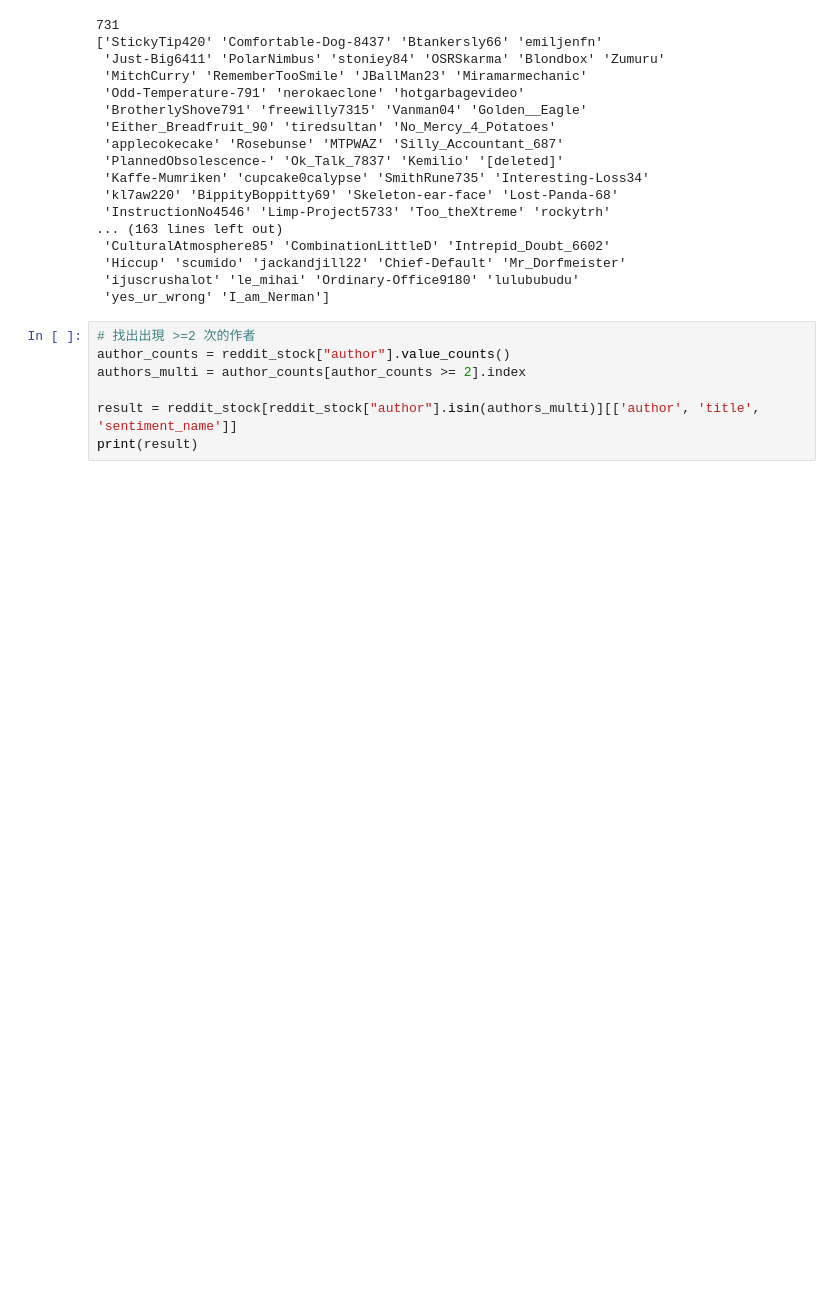
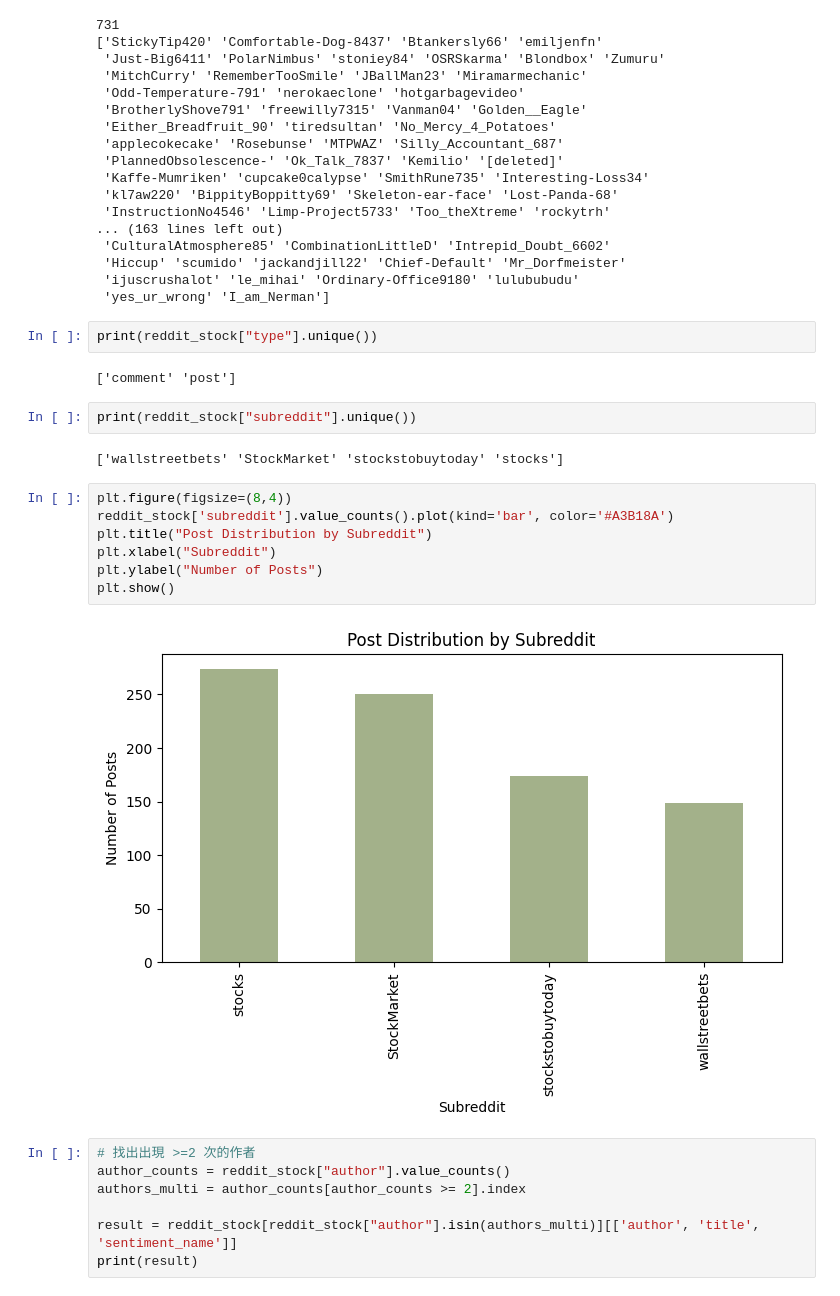
Before and after one commit to zeroannnn/DM2025-Lab1-Exercise, a Jupyter notebook: DM2025-Lab1-Homework.ipynb, the cells around one changed output. Drawn from its saved outputs; the diff is of its cells as text; blank space fills up the shorter version.

```diff
--- a/DM2025-Lab1-Homework.ipynb
+++ b/DM2025-Lab1-Homework.ipynb
@@ -207,6 +206,23 @@ print(reddit_stock["author"].unique())
  'Hiccup' 'scumido' 'jackandjill22' 'Chief-Default' 'Mr_Dorfmeister'
  'ijuscrushalot' 'le_mihai' 'Ordinary-Office9180' 'lulububudu'
  'yes_ur_wrong' 'I_am_Nerman']
+# %%
+print(reddit_stock["type"].unique())
+# %% [output]
+['comment' 'post']
+# %%
+print(reddit_stock["subreddit"].unique())
+# %% [output]
+['wallstreetbets' 'StockMarket' 'stockstobuytoday' 'stocks']
+# %%
+plt.figure(figsize=(8,4))
+reddit_stock['subreddit'].value_counts().plot(kind='bar', color='#A3B18A')
+plt.title("Post Distribution by Subreddit")
+plt.xlabel("Subreddit")
+plt.ylabel("Number of Posts")
+plt.show()
+# %% [output]
+[figure, added]
 # %%
 # 找出出現 >=2 次的作者
 author_counts = reddit_stock["author"].value_counts()
```
Also changed, not shown: parts of 18 cells of this notebook, 9 other files.
